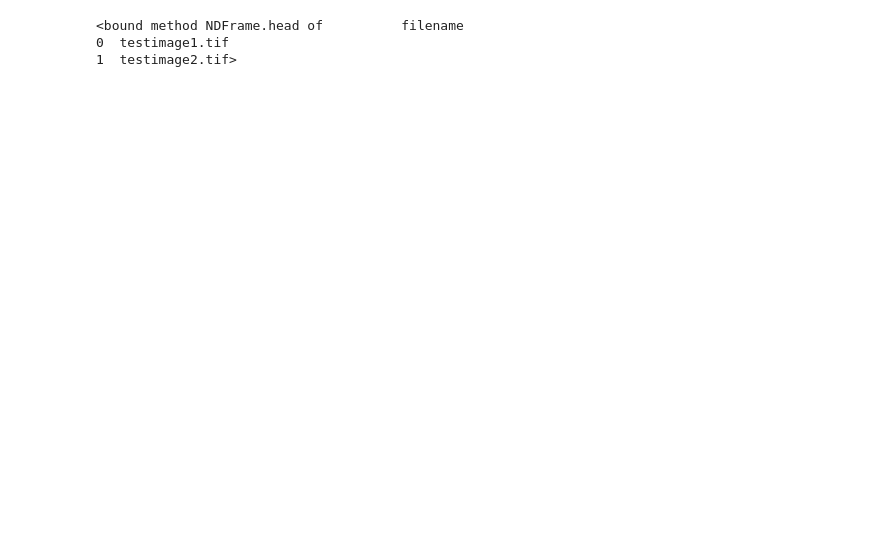
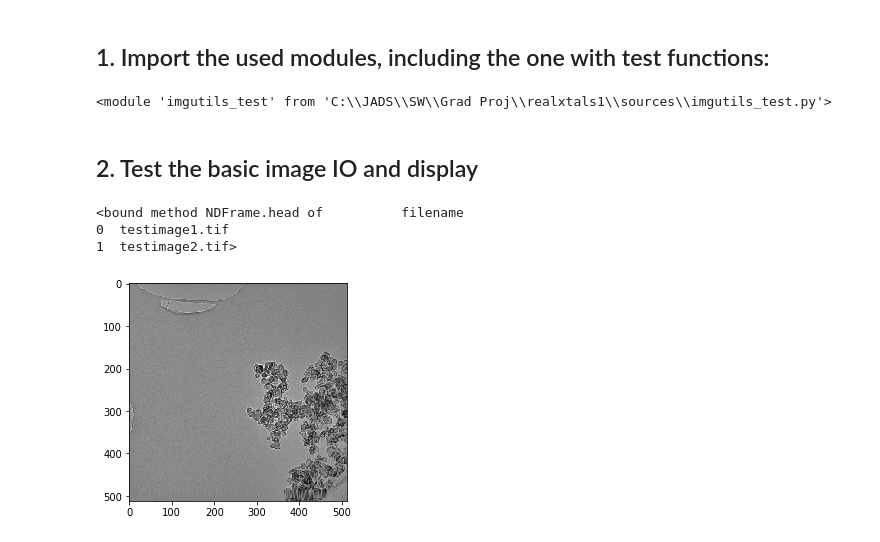
Before and after one commit to mpjanus/jadsproj, a Jupyter notebook: sources/imgutils_testexe.ipynb, the cells around one changed output. Saved outputs shown, nothing was run; the diff lists cells and outputs as text; code cells hidden in the pictures; blank space fills up the shorter version.

Commit message:
added normalization functions, cleaned up some code, documented progress in the python notebook

```diff
--- a/sources/imgutils_testexe.ipynb
+++ b/sources/imgutils_testexe.ipynb
@@ -1 +7,3 @@
+# %% [markdown]
+## 1. Import the used modules, including the one with test functions:
 # %%
@@ -4,9 +14,22 @@ import matplotlib
 
 import imgutils
 import imgutils_test as tst
+# %%
+# Re-run this cell if you altered imgutils or imgutils_test
+import importlib
+importlib.reload(imgutils)
+importlib.reload(tst)
+# %% [output]
+<module 'imgutils_test' from 'C:\\JADS\\SW\\Grad Proj\\realxtals1\\sources\\imgutils_test.py'>
+# %% [markdown]
+## 2. Test the basic image IO and display
 # %%
 tst.test_scanimgdir()
 # %% [output]
 <bound method NDFrame.head of          filename
 0  testimage1.tif
 1  testimage2.tif>
+# %%
+tst.test_loadandshowimg()
+# %% [output]
+[figure, added]
```
Also changed, not shown: parts of 57 cells of this notebook, 4 other files.
